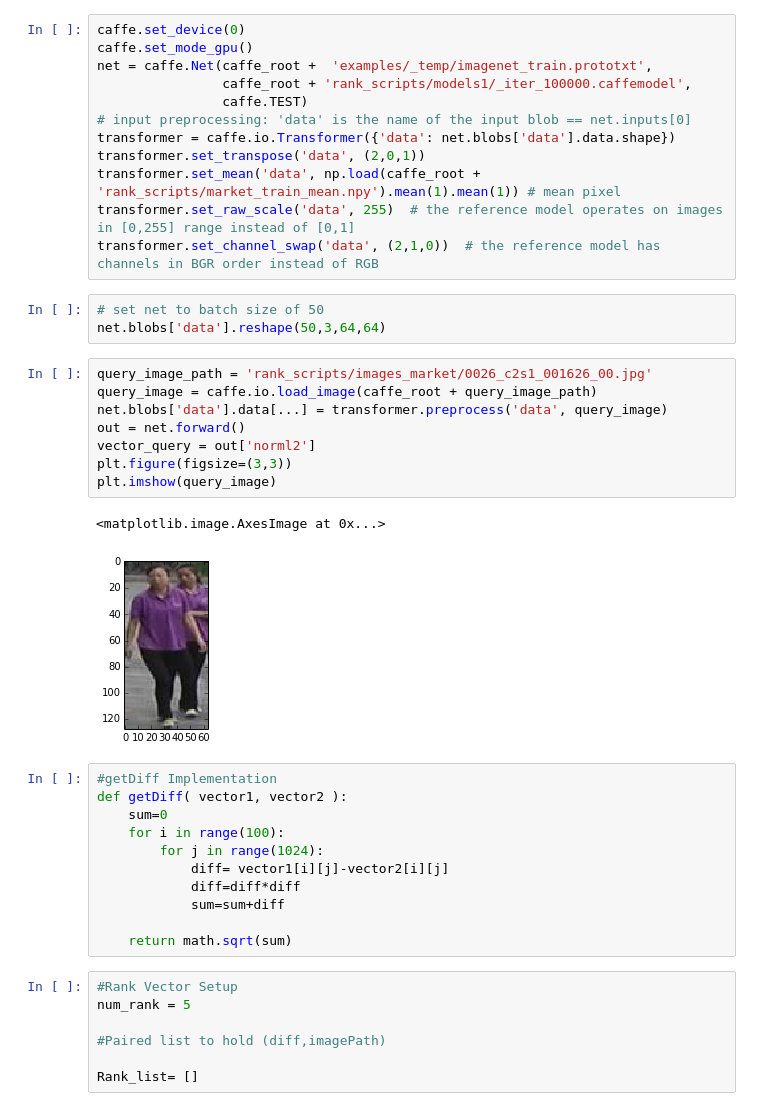
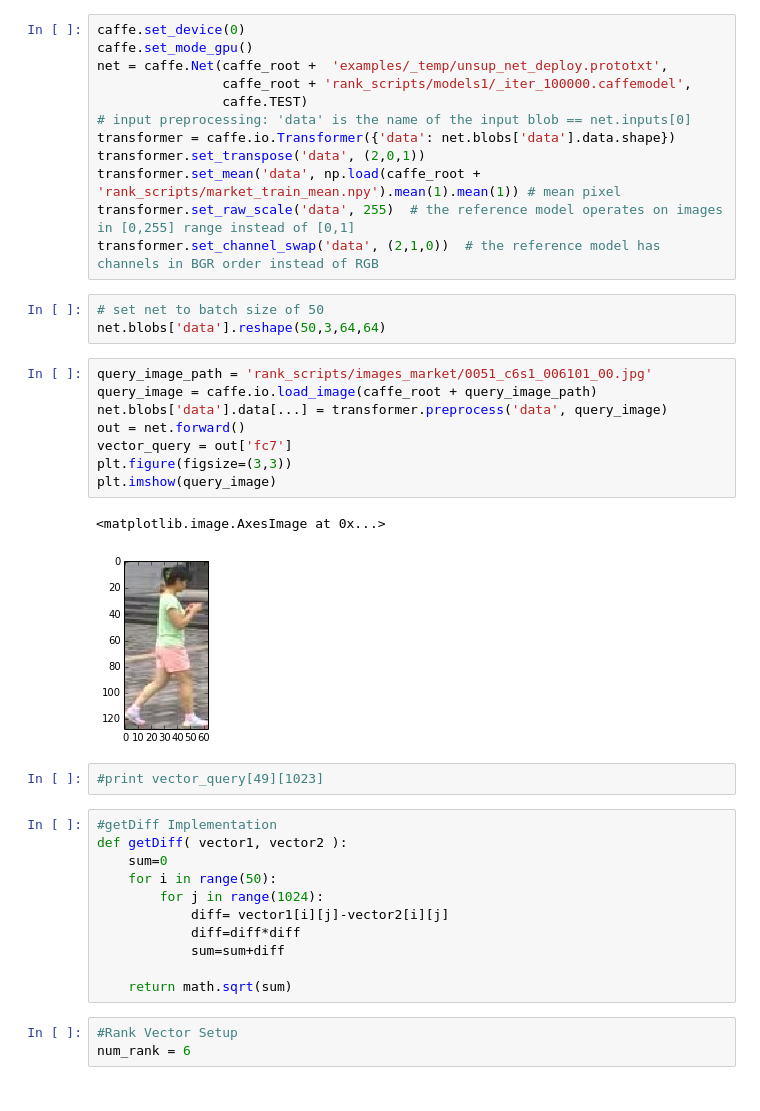
Before and after one commit to agjayant/caffe-Person-ReID, a Jupyter notebook: rank_scripts/PersonReID_Market_Ranking.ipynb, the cells around one changed output. Saved outputs shown, nothing was run; the diff lists cells and outputs as text.

```diff
--- a/rank_scripts/PersonReID_Market_Ranking.ipynb
+++ b/rank_scripts/PersonReID_Market_Ranking.ipynb
@@ -26,7 +26,7 @@ import os
 # %%
 caffe.set_device(0)
 caffe.set_mode_gpu()
-net = caffe.Net(caffe_root +  'examples/_temp/imagenet_train.prototxt',
+net = caffe.Net(caffe_root +  'examples/_temp/unsup_net_deploy.prototxt',
                 caffe_root + 'rank_scripts/models1/_iter_100000.caffemodel',
                 caffe.TEST)
 # input preprocessing: 'data' is the name of the input blob == net.inputs[0]
@@ -39,21 +39,23 @@ transformer.set_channel_swap('data', (2,1,0))  # the reference model has channel
 # set net to batch size of 50
 net.blobs['data'].reshape(50,3,64,64)
 # %%
-query_image_path = 'rank_scripts/images_market/0026_c2s1_001626_00.jpg'
+query_image_path = 'rank_scripts/images_market/0051_c6s1_006101_00.jpg'
 query_image = caffe.io.load_image(caffe_root + query_image_path)
 net.blobs['data'].data[...] = transformer.preprocess('data', query_image)
 out = net.forward()
-vector_query = out['norml2']
+vector_query = out['fc7']
 plt.figure(figsize=(3,3))
 plt.imshow(query_image)
 # %% [output]
 <matplotlib.image.AxesImage at 0x...>
-[figure, old version]
+[figure, new version]
+# %%
+#print vector_query[49][1023]
 # %%
 #getDiff Implementation
 def getDiff( vector1, vector2 ):
     sum=0
-    for i in range(100):
+    for i in range(50):
         for j in range(1024):
             diff= vector1[i][j]-vector2[i][j]
             diff=diff*diff
@@ -62,9 +64,5 @@ def getDiff( vector1, vector2 ):
     return math.sqrt(sum)
 # %%
 #Rank Vector Setup
-num_rank = 5
-
-#Paired list to hold (diff,imagePath)
-
-Rank_list= []
+num_rank = 6
 # %%
```
Also changed, not shown: parts of 2 cells of this notebook.
